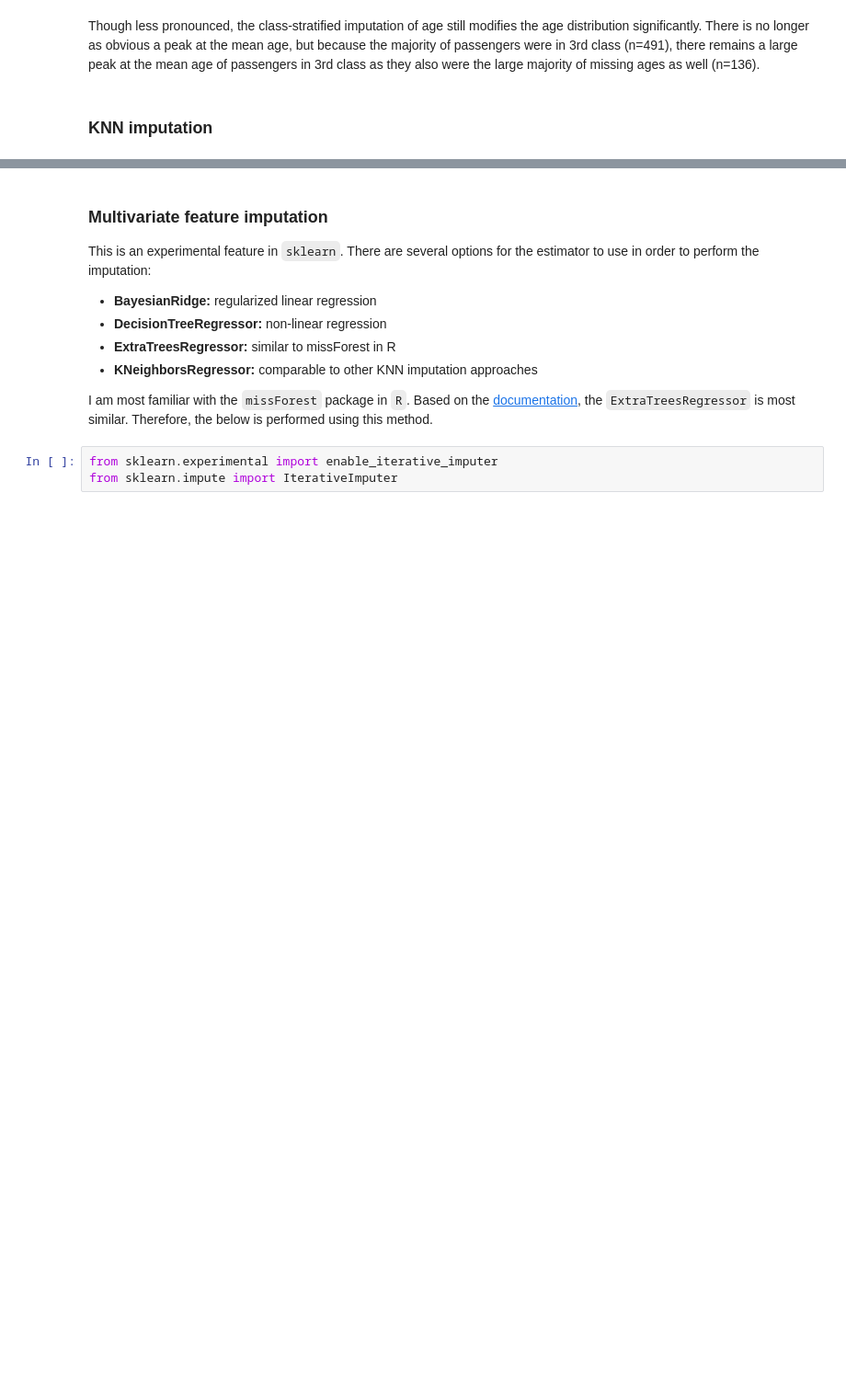
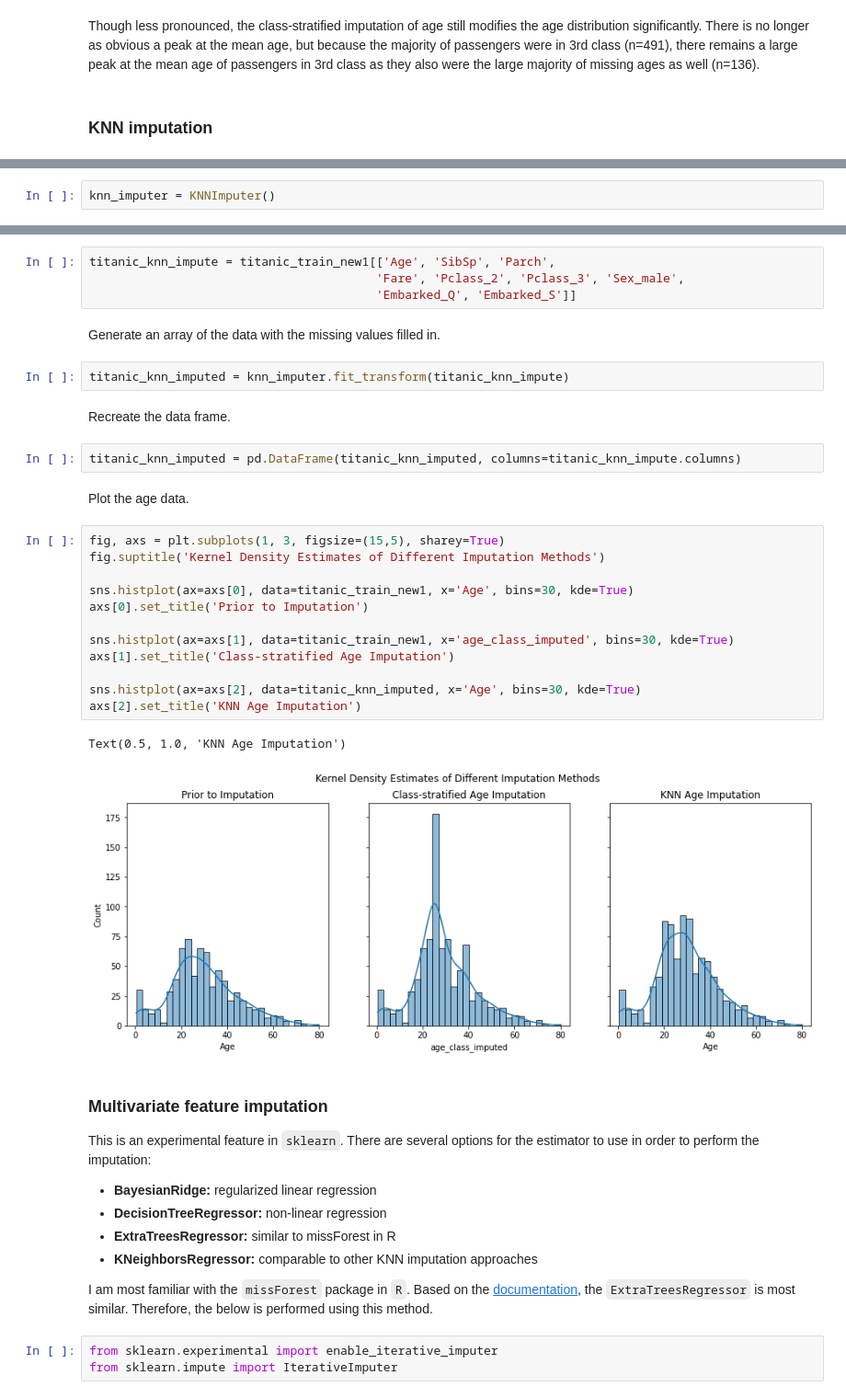
Before and after one commit to mazin-abdelghany/kaggle-learning, a Jupyter notebook: titanic/1_titanic.ipynb, the cells around one changed output, grey strips where cells are left out. Shown: that part at 92% size. Drawn from its saved outputs; the diff is of its cells as text; blank space fills up the shorter version.

```diff
--- a/titanic/1_titanic.ipynb
+++ b/titanic/1_titanic.ipynb
@@ -269,0 +266,2 @@ Though less pronounced, the class-stratified imputation of age still modifies th
+# %%
+knn_imputer = KNNImputer()
@@ -270,3 +270,32 @@ Though less pronounced, the class-stratified imputation of age still modifies th
+# %%
+titanic_knn_impute = titanic_train_new1[['Age', 'SibSp', 'Parch',
+                                        'Fare', 'Pclass_2', 'Pclass_3', 'Sex_male',
+                                        'Embarked_Q', 'Embarked_S']]
+# %% [markdown]
+Generate an array of the data with the missing values filled in.
+# %%
+titanic_knn_imputed = knn_imputer.fit_transform(titanic_knn_impute)
+# %% [markdown]
+Recreate the data frame.
+# %%
+titanic_knn_imputed = pd.DataFrame(titanic_knn_imputed, columns=titanic_knn_impute.columns)
+# %% [markdown]
+Plot the age data.
+# %%
+fig, axs = plt.subplots(1, 3, figsize=(15,5), sharey=True)
+fig.suptitle('Kernel Density Estimates of Different Imputation Methods')
+
+sns.histplot(ax=axs[0], data=titanic_train_new1, x='Age', bins=30, kde=True)
+axs[0].set_title('Prior to Imputation')
+
+sns.histplot(ax=axs[1], data=titanic_train_new1, x='age_class_imputed', bins=30, kde=True)
+axs[1].set_title('Class-stratified Age Imputation')
+
+sns.histplot(ax=axs[2], data=titanic_knn_imputed, x='Age', bins=30, kde=True)
+axs[2].set_title('KNN Age Imputation')
+# %% [output]
+Text(0.5, 1.0, 'KNN Age Imputation')
+[figure, added]
 # %% [markdown]
 ### Multivariate feature imputation<a id="multivariate-feature-imputation"></a>
 This is an experimental feature in `sklearn`. There are several options for the estimator to use in order to perform the imputation:
```
Also changed, not shown: parts of 81 cells of this notebook.
